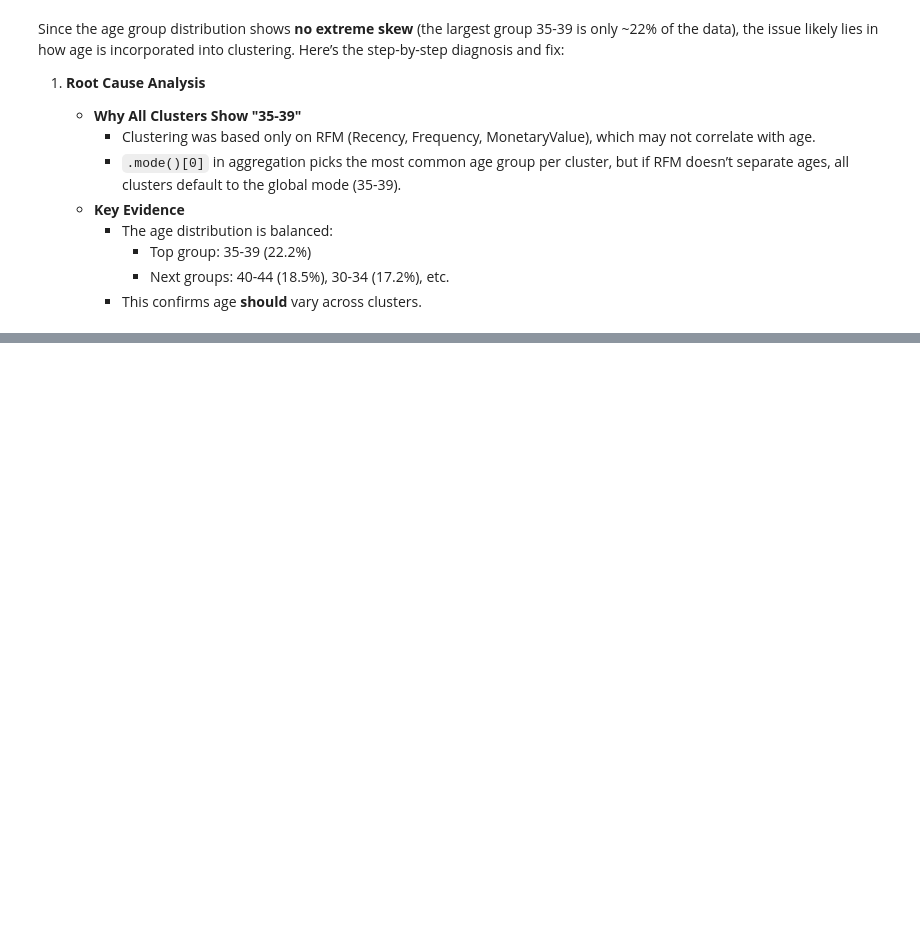
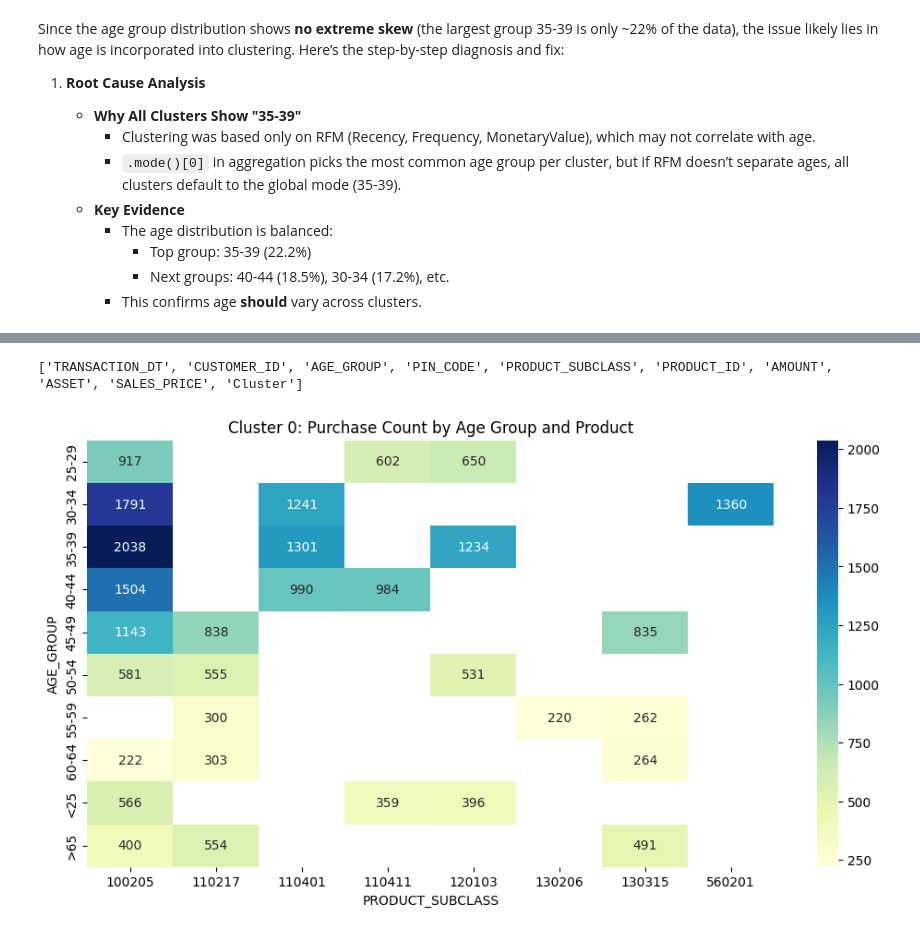
Before and after one commit to zeehayat/SalesDataAnalysis, a Jupyter notebook: Customer Segmentation with RFM Analysis and K-Means Clustering.ipynb, the cells around one changed output, grey strips where cells are left out. Drawn from its saved outputs; the diff is of its cells as text; code cells hidden in the pictures; blank space fills up the shorter version.

```diff
--- a/Customer Segmentation with RFM Analysis and K-Means Clustering.ipynb
+++ b/Customer Segmentation with RFM Analysis and K-Means Clustering.ipynb
@@ -353,3 +453,50 @@ Your clusters **are behaviorally distinct** (RFM), but age distributions add nua
 1. **Tailor messaging** (e.g., highlight affordability for younger groups).
 2. **Identify gaps** (e.g., low engagement from seniors).
 3. **Validate with product data** to ensure age insights align with purchasing behavior.
+# %%
+# systematically compare age groups with product preferences across RFM clusters to uncover actionable insights:
+# Ensure 'CUSTOMER_ID' is in both DataFrames
+rfm_with_age = rfm[['CUSTOMER_ID', 'Cluster', 'AGE_GROUP']]
+# Specify suffixes or column names during merge
+df_merged = pd.merge(
+    df_clean,
+    rfm[['CUSTOMER_ID', 'Cluster']],  # Only include necessary columns from 'rfm'
+    on='CUSTOMER_ID',
+    suffixes=('', '_rfm')  # No suffix for left, '_rfm' for right
+)
+print(df_merged.columns.tolist())
+# %% [output]
+['TRANSACTION_DT', 'CUSTOMER_ID', 'AGE_GROUP', 'PIN_CODE', 'PRODUCT_SUBCLASS', 'PRODUCT_ID', 'AMOUNT', 'ASSET', 'SALES_PRICE', 'Cluster']
+# %%
+# Top Products by Age Group
+## Agreggate Purchases
+# Group by Cluster + Age Group + Product
+age_product = df_merged.groupby(['Cluster', 'AGE_GROUP', 'PRODUCT_SUBCLASS']).agg(
+    Total_Spend=('SALES_PRICE', 'sum'),
+    Purchase_Count=('PRODUCT_SUBCLASS', 'count')
+).reset_index()
+
+# Get top 3 products per age group in each cluster
+top_products = age_product.groupby(['Cluster', 'AGE_GROUP']).apply(
+    lambda x: x.nlargest(3, 'Purchase_Count')
+).reset_index(drop=True)
+# %%
+#Visualize
+# Filter for Cluster 0
+cluster0 = top_products[top_products['Cluster'] == 0]
+
+# Pivot for heatmap
+heatmap_data = cluster0.pivot_table(
+    index='AGE_GROUP',
+    columns='PRODUCT_SUBCLASS',
+    values='Purchase_Count',
+    aggfunc='sum'
+)
+
+# Plot
+plt.figure(figsize=(12, 6))
+sns.heatmap(heatmap_data, cmap='YlGnBu', annot=True, fmt='.0f')
+plt.title('Cluster 0: Purchase Count by Age Group and Product')
+plt.show()
+# %% [output]
+[figure, added]
```
Also changed, not shown: parts of 20 cells of this notebook.
